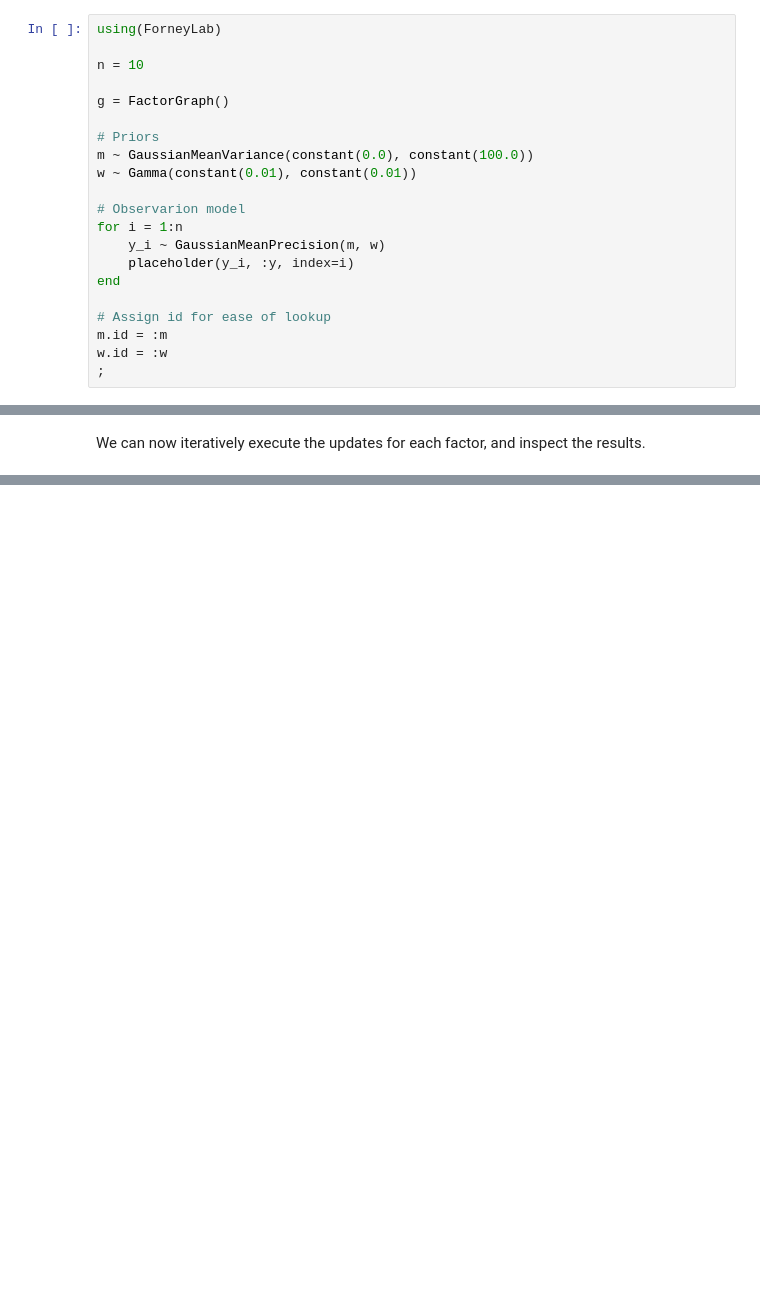
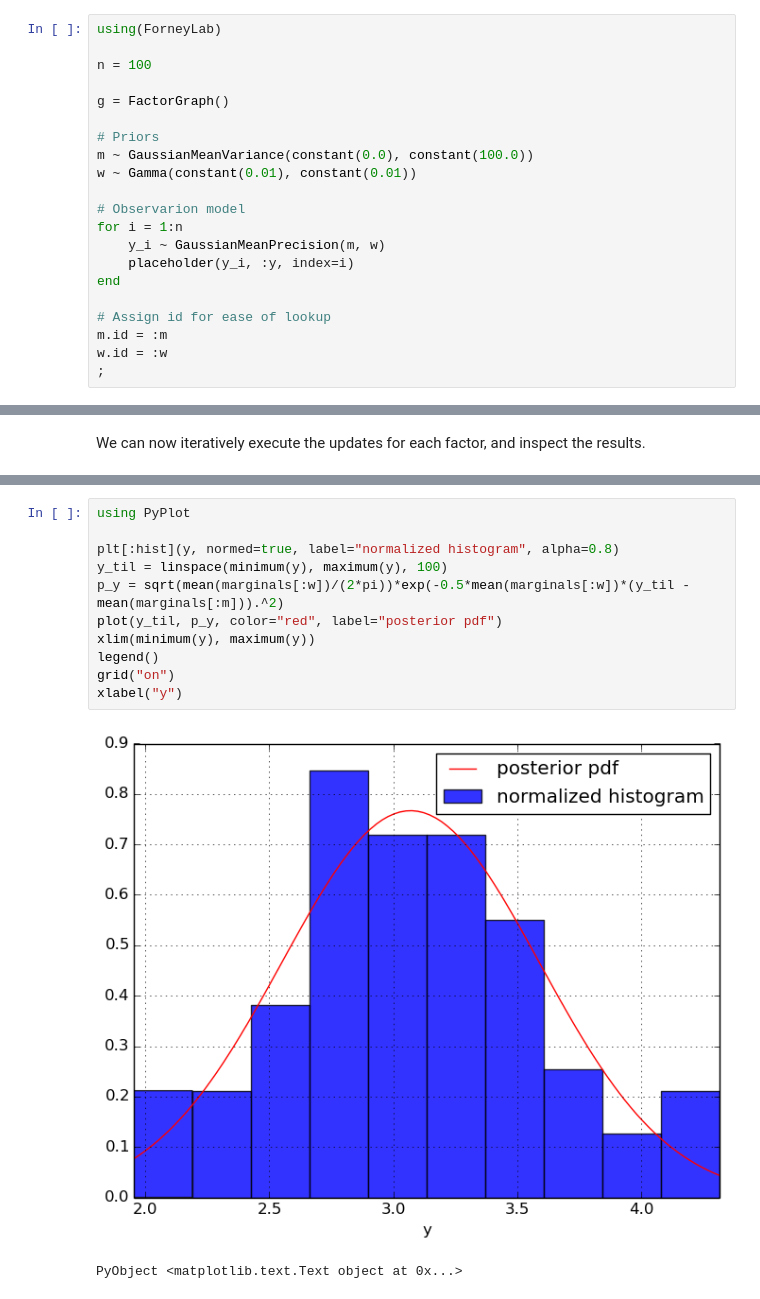
Before and after one commit to biaslab/ForneyLab.jl, a Jupyter notebook: demo/07_variational_message_passing.ipynb, the cells around one changed output, grey strips where cells are left out. Saved outputs shown, nothing was run; the diff lists cells and outputs as text; blank space fills up the shorter version.

```diff
--- a/demo/07_variational_message_passing.ipynb
+++ b/demo/07_variational_message_passing.ipynb
@@ -26,7 +26,7 @@ We minimize the KL divergence between the exact posterior and the recognition di
 # %%
 using(ForneyLab)
 
-n = 10
+n = 100
 
 g = FactorGraph()
 
@@ -129,0 +110,14 @@ Precision estimate: 2.49, with variance 1.24
+# %%
+using PyPlot
+
+plt[:hist](y, normed=true, label="normalized histogram", alpha=0.8)
+y_til = linspace(minimum(y), maximum(y), 100)
+p_y = sqrt(mean(marginals[:w])/(2*pi))*exp(-0.5*mean(marginals[:w])*(y_til - mean(marginals[:m])).^2)
+plot(y_til, p_y, color="red", label="posterior pdf")
+xlim(minimum(y), maximum(y))
+legend()
+grid("on")
+xlabel("y")
+# %% [output]
+[figure, added]
+PyObject <matplotlib.text.Text object at 0x...>
```
Also changed, not shown: parts of 4 cells of this notebook, 24 other files.
